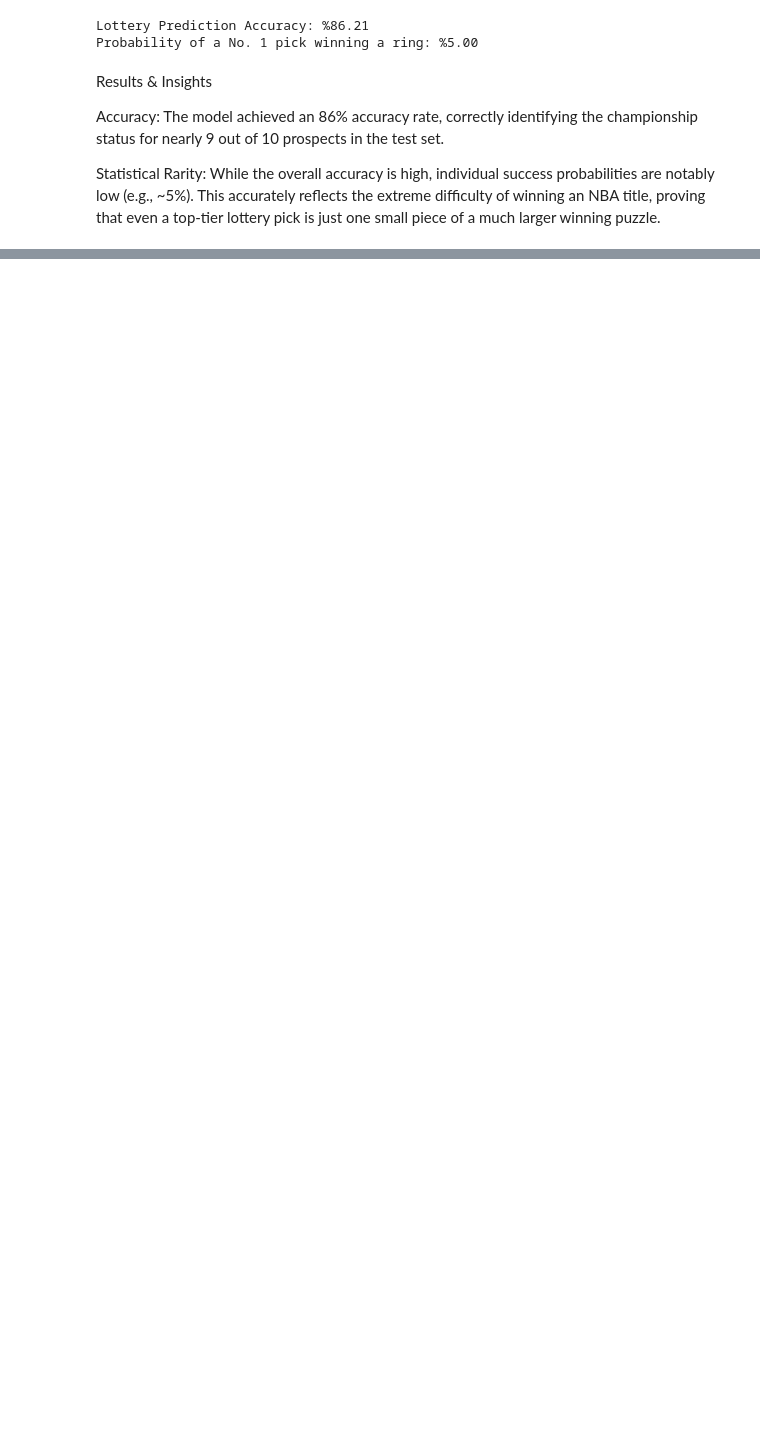
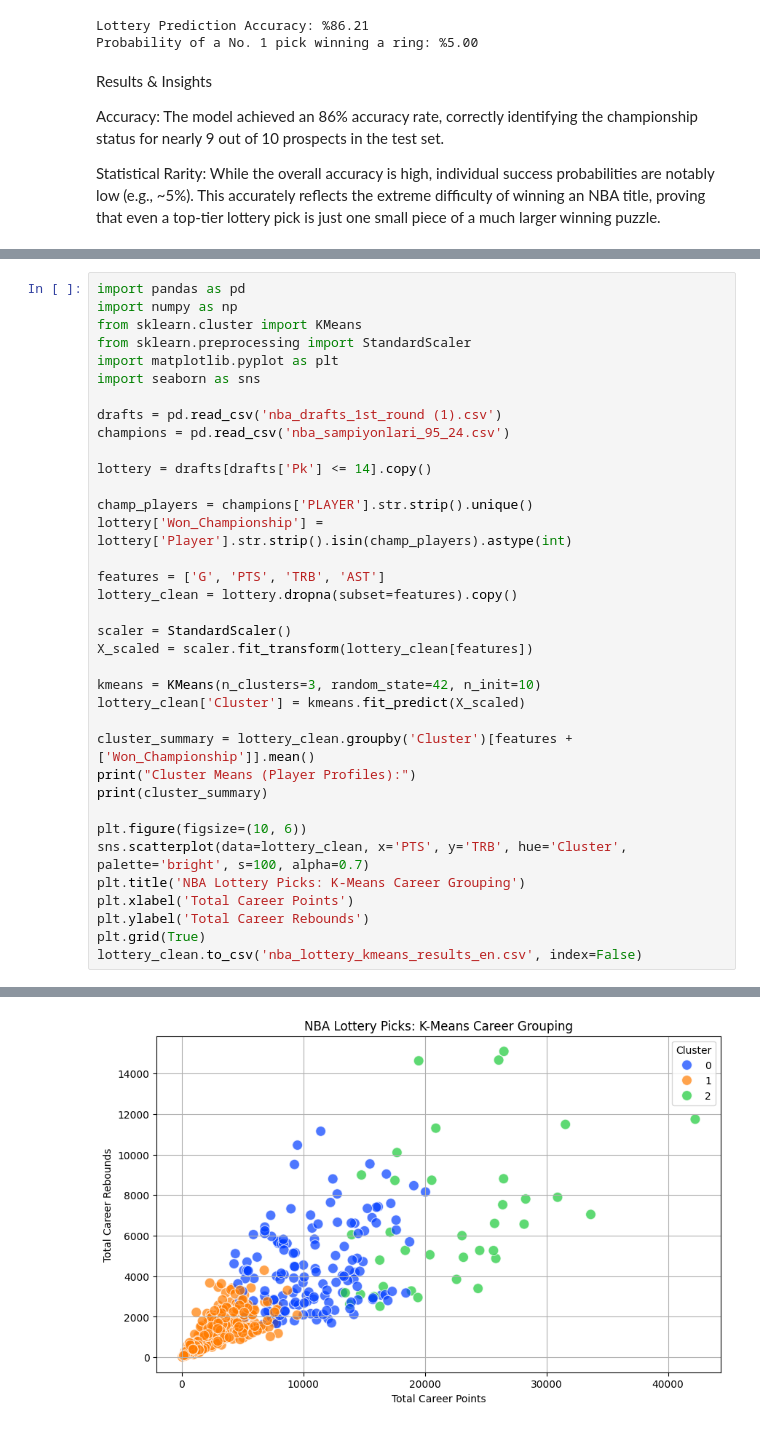
Before and after one commit to Mirocan17/DSA-210-TERM-PROJECT, a Jupyter notebook: notebooks/ML_part.ipynb, the cells around one changed output, grey strips where cells are left out. Saved outputs shown, nothing was run; the diff lists cells and outputs as text; blank space fills up the shorter version.

```diff
--- a/notebooks/ML_part.ipynb
+++ b/notebooks/ML_part.ipynb
@@ -84,0 +75,37 @@ Statistical Rarity: While the overall accuracy is high, individual success proba
+# %%
+import pandas as pd
+import numpy as np
+from sklearn.cluster import KMeans
+from sklearn.preprocessing import StandardScaler
+import matplotlib.pyplot as plt
+import seaborn as sns
+
+drafts = pd.read_csv('nba_drafts_1st_round (1).csv')
+champions = pd.read_csv('nba_sampiyonlari_95_24.csv')
+
+lottery = drafts[drafts['Pk'] <= 14].copy()
+
+champ_players = champions['PLAYER'].str.strip().unique()
+lottery['Won_Championship'] = lottery['Player'].str.strip().isin(champ_players).astype(int)
+
+features = ['G', 'PTS', 'TRB', 'AST']
+lottery_clean = lottery.dropna(subset=features).copy()
+
+scaler = StandardScaler()
+X_scaled = scaler.fit_transform(lottery_clean[features])
+
+kmeans = KMeans(n_clusters=3, random_state=42, n_init=10)
+lottery_clean['Cluster'] = kmeans.fit_predict(X_scaled)
+
+cluster_summary = lottery_clean.groupby('Cluster')[features + ['Won_Championship']].mean()
+print("Cluster Means (Player Profiles):")
+print(cluster_summary)
+
+plt.figure(figsize=(10, 6))
+sns.scatterplot(data=lottery_clean, x='PTS', y='TRB', hue='Cluster', palette='bright', s=100, alpha=0.7)
+plt.title('NBA Lottery Picks: K-Means Career Grouping')
+plt.xlabel('Total Career Points')
+plt.ylabel('Total Career Rebounds')
+plt.grid(True)
+lottery_clean.to_csv('nba_lottery_kmeans_results_en.csv', index=False)
+# %% [output]
@@ -84,0 +118 @@ Statistical Rarity: While the overall accuracy is high, individual success proba
+[figure, added]
```
Also changed, not shown: parts of 5 cells of this notebook.
